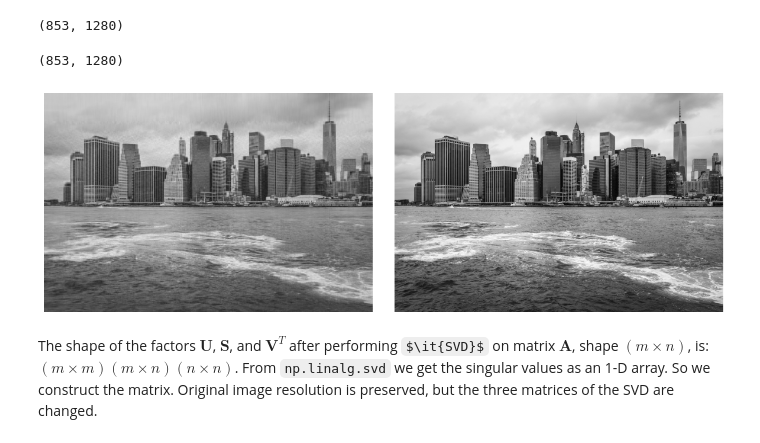
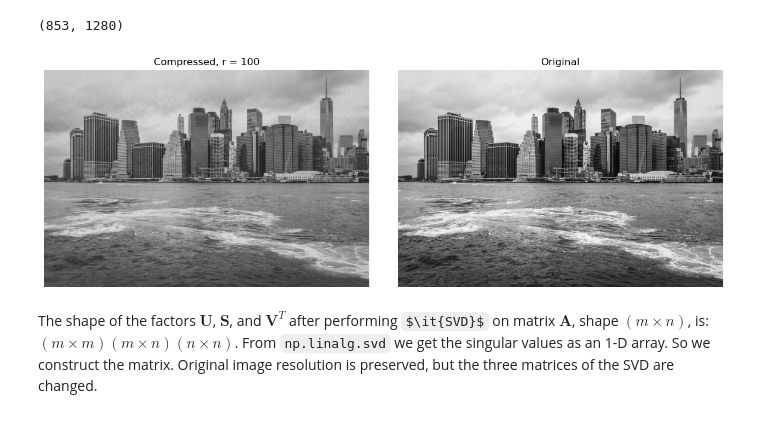
Before and after one commit to johnmagj/MAT4110, a Jupyter notebook: Oblig2/Oblig2.ipynb, the cells around one changed output. Saved outputs shown, nothing was run; the diff lists cells and outputs as text; code cells hidden in the pictures; some formulas as TeX source.

```diff
--- a/Oblig2/Oblig2.ipynb
+++ b/Oblig2/Oblig2.ipynb
@@ -161,25 +187,31 @@ plt.close()
 img3.shape
 # %% [output]
 (853, 1280)
-# %%
-r = 100
-I3 = np.eye(r, r)
-S3I3 = I3*S3[:r]
-img3_mod = U3[:, :r] @ S3I3 @ VT3[:r, :]
-print(img3_mod.shape)
-
-
-fig, (ax1, ax2) = plt.subplots(nrows=1, ncols=2, figsize=(12, 4))
-ax1.imshow(img3_mod, cmap="gray")
-ax1.axis("off")
-ax2.imshow(img3, cmap="gray")
-ax2.axis("off")
-plt.tight_layout()
-plt.show()
-plt.close()
-# %% [output]
-(853, 1280)
-[figure, removed]
+# %%
+def compress_svd_plot(img_gray_normzd, r):
+    """Compress normalized grayscale image using SVD, then plot given a number of singular values.
+     Take img_gray_normzd, and number of singular values r.
+     Plot compressed and original image next to each other.
+     Return nothing."""
+    U, S, VT = np.linalg.svd(img_gray_normzd)
+    S = np.diag(S)  # Turn the 1D singular values into an 2D array, diagonal matrix, holding the singular values.
+
+    img_comp = U[:, :r] @ S[:r, :r] @ VT[:r, :] # Slice away the columns of U and rows of VT, corresponding to r, such that we obtain the shapes: (m x r)(r x r)(r x n)
+
+    fig, (ax1, ax2) = plt.subplots(nrows=1, ncols=2, figsize=(12, 4))
+    ax1.imshow(img_comp, cmap="gray")
+    ax1.axis("off")
+    ax1.set_title(f"Compressed, r = {r}")
+    ax2.imshow(img_gray_normzd, cmap="gray")
+    ax2.axis("off")
+    ax2.set_title("Original")
+    plt.tight_layout()
+    plt.show()
+    plt.close()
+# %%
+compress_svd_plot(img3, 100)
+# %% [output]
+[figure, added]
 # %% [markdown]
 The shape of the factors $\boldsymbol{U}$, $\boldsymbol{S}$, and $\boldsymbol{V}^T$ after performing $\it{SVD}$ on matrix $\boldsymbol{A}$, shape $(m \times n)$, is: $(m \times m)(m \times n)(n \times n)$. From `np.linalg.svd` we get the singular values as an 1-D array. So we construct the matrix. Original image resolution is preserved, but the three matrices of the SVD are changed.
 # %%
```
Also changed, not shown: parts of 8 cells of this notebook.
